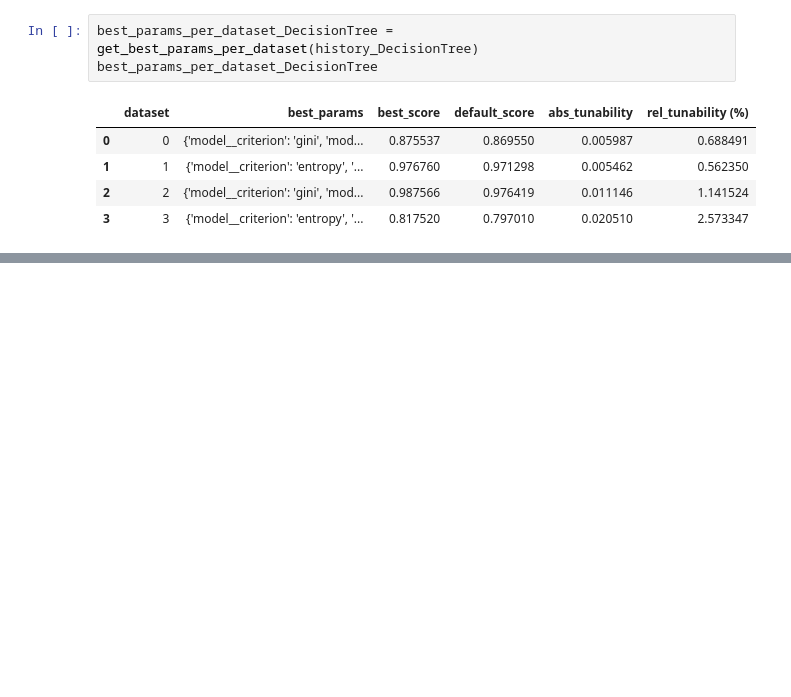
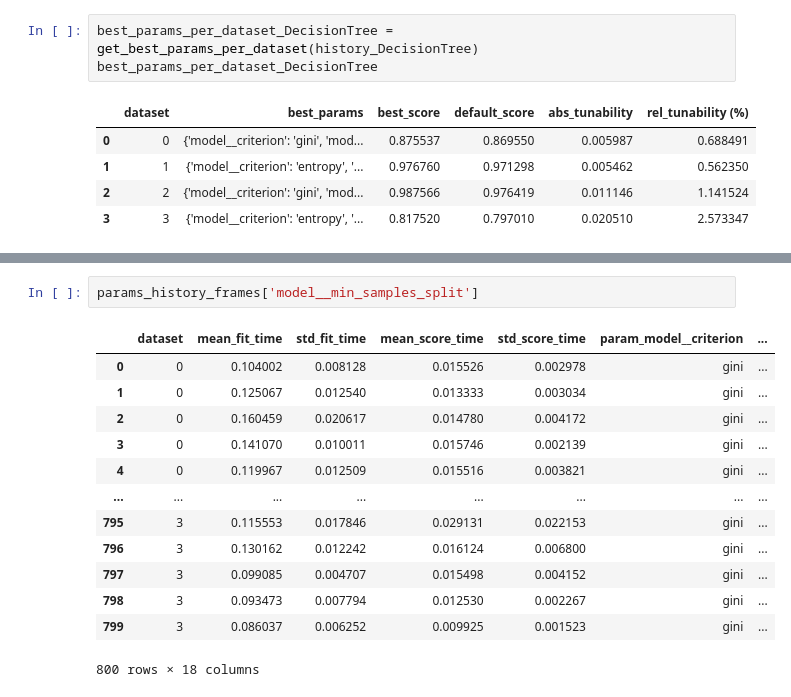
Before and after one commit to UserKrzysztof/AutoML-project1-tunability, a Jupyter notebook: code/first_approach.ipynb, the cells around one changed output, grey strips where cells are left out. Cells and saved outputs as stored; diff of their text form; blank space fills up the shorter version.

```diff
--- a/code/first_approach.ipynb
+++ b/code/first_approach.ipynb
@@ -321,0 +442,16 @@ best_params_per_dataset_XGBoost
+# %%
+params_history_frames['model__min_samples_split']
+# %% [output]
+|  | dataset | mean_fit_time | std_fit_time | mean_score_time | std_score_time | param_model__criterion | ... |
+| 0 | 0 | 0.104002 | 0.008128 | 0.015526 | 0.002978 | gini | ... |
+| 1 | 0 | 0.125067 | 0.012540 | 0.013333 | 0.003034 | gini | ... |
+| 2 | 0 | 0.160459 | 0.020617 | 0.014780 | 0.004172 | gini | ... |
+| 3 | 0 | 0.141070 | 0.010011 | 0.015746 | 0.002139 | gini | ... |
+| 4 | 0 | 0.119967 | 0.012509 | 0.015516 | 0.003821 | gini | ... |
+| ... | ... | ... | ... | ... | ... | ... | ... |
+| 795 | 3 | 0.115553 | 0.017846 | 0.029131 | 0.022153 | gini | ... |
+| 796 | 3 | 0.130162 | 0.012242 | 0.016124 | 0.006800 | gini | ... |
+| 797 | 3 | 0.099085 | 0.004707 | 0.015498 | 0.004152 | gini | ... |
+| 798 | 3 | 0.093473 | 0.007794 | 0.012530 | 0.002267 | gini | ... |
+| 799 | 3 | 0.086037 | 0.006252 | 0.009925 | 0.001523 | gini | ... |
+800 rows × 18 columns
```
Also changed, not shown: parts of 22 cells of this notebook, 4 other files.
